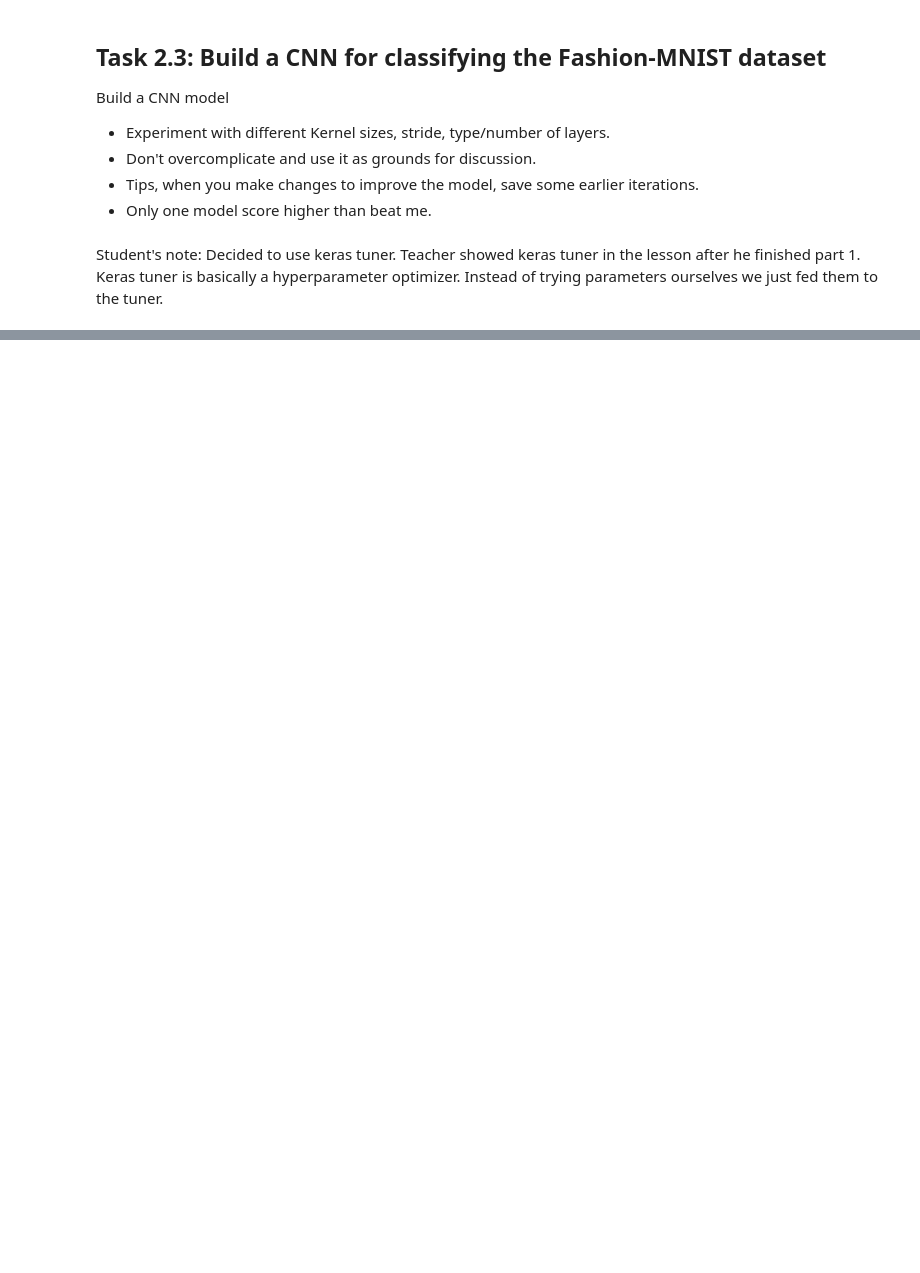
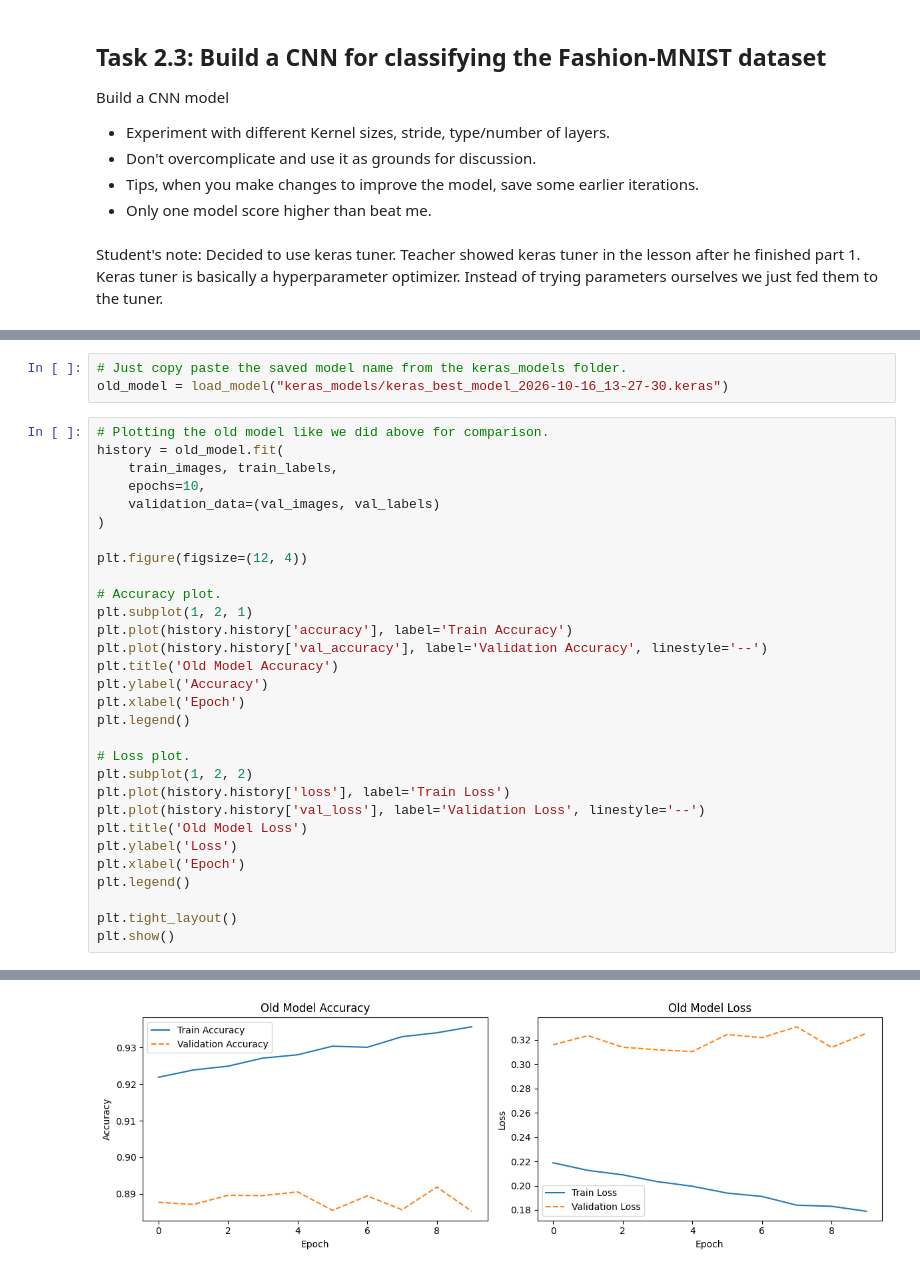
Before and after one commit to Emriey/DAT300, a Jupyter notebook: CA2/CA2_CNN_Template_02.ipynb, the cells around one changed output, grey strips where cells are left out. Drawn from its saved outputs; the diff is of its cells as text; blank space fills up the shorter version.

Commit message:
Proper CNN architecture for keras-tuner.

```diff
--- a/CA2/CA2_CNN_Template_02.ipynb
+++ b/CA2/CA2_CNN_Template_02.ipynb
@@ -699,0 +736,34 @@ Epoch 10/10
+# %%
+# Just copy paste the saved model name from the keras_models folder.
+old_model = load_model("keras_models/keras_best_model_2026-10-16_13-27-30.keras")
+# %%
+# Plotting the old model like we did above for comparison.
+history = old_model.fit(
+    train_images, train_labels,
+    epochs=10,
+    validation_data=(val_images, val_labels)
+)
+
+plt.figure(figsize=(12, 4))
+
+# Accuracy plot.
+plt.subplot(1, 2, 1)
+plt.plot(history.history['accuracy'], label='Train Accuracy')
+plt.plot(history.history['val_accuracy'], label='Validation Accuracy', linestyle='--')
+plt.title('Old Model Accuracy')
+plt.ylabel('Accuracy')
+plt.xlabel('Epoch')
+plt.legend()
+
+# Loss plot.
+plt.subplot(1, 2, 2)
+plt.plot(history.history['loss'], label='Train Loss')
+plt.plot(history.history['val_loss'], label='Validation Loss', linestyle='--')
+plt.title('Old Model Loss')
+plt.ylabel('Loss')
+plt.xlabel('Epoch')
+plt.legend()
+
+plt.tight_layout()
+plt.show()
+# %% [output]
@@ -699,0 +790 @@ Epoch 10/10
+[figure, added]
```
Also changed, not shown: parts of 23 cells of this notebook, 1 other file.
